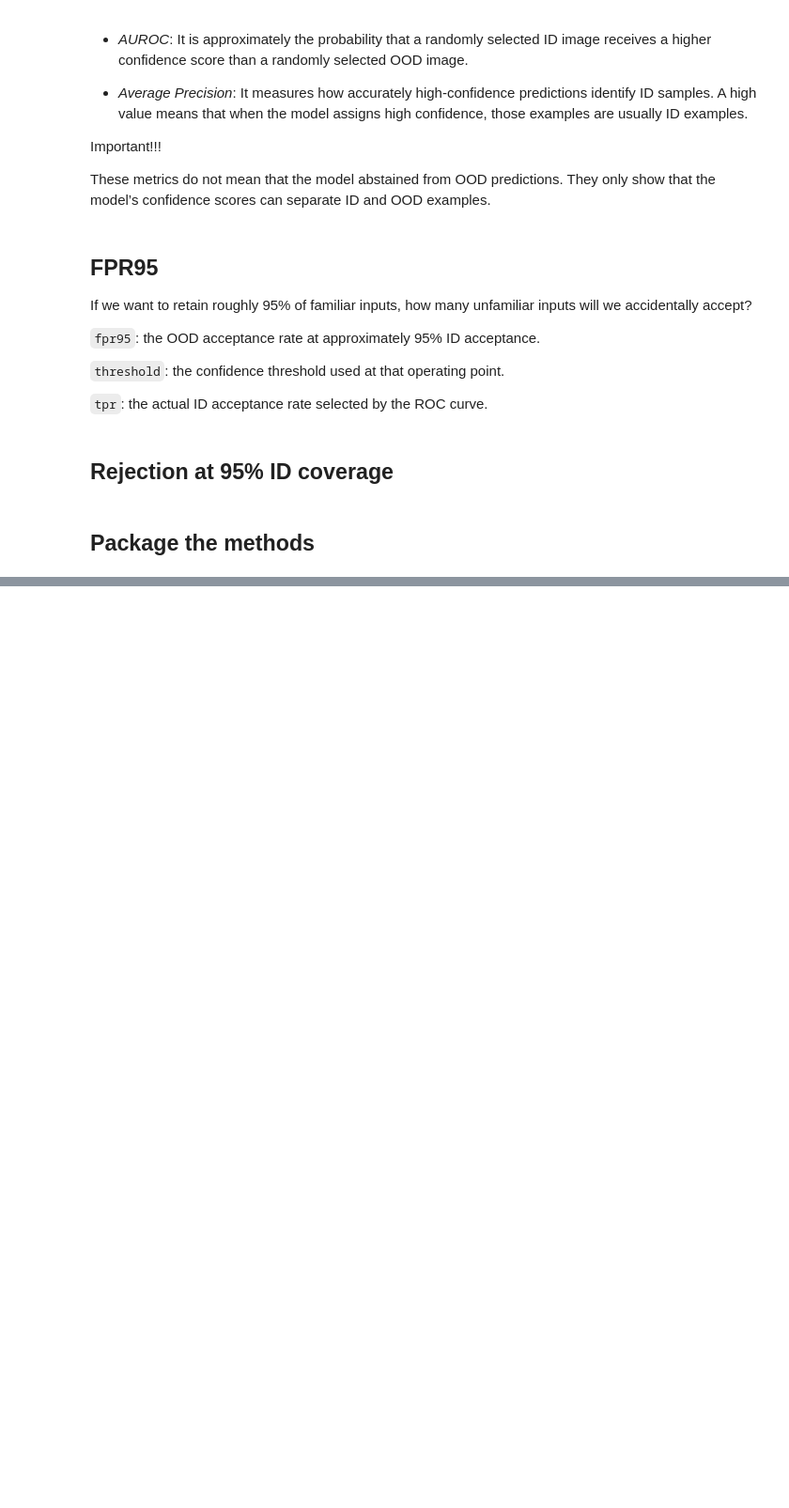
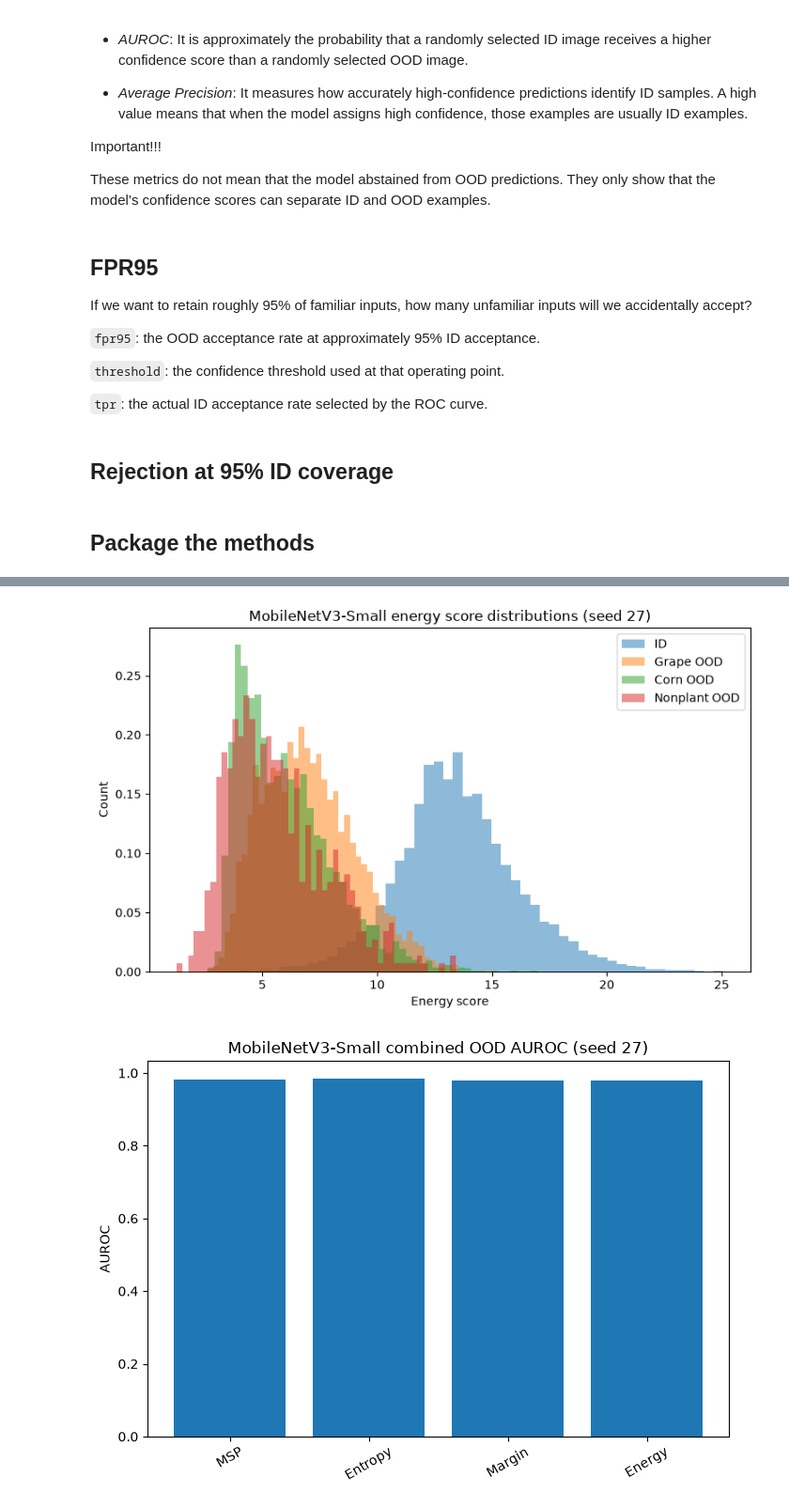
Before and after one commit to vbhaga89/COS801_Project, a Jupyter notebook: rq7.3-ood-abstention/04_posthoc_methods.ipynb, the cells around one changed output, grey strips where cells are left out. Shown at 94% size. Drawn from its saved outputs; the diff is of its cells as text; code cells hidden in the pictures; blank space fills up the shorter version.

```diff
--- a/rq7.3-ood-abstention/04_posthoc_methods.ipynb
+++ b/rq7.3-ood-abstention/04_posthoc_methods.ipynb
@@ -630,0 +321,5 @@ plt.show()
+# %%
+generate_posthoc_figures(27)
+# %% [output]
+[figure, added]
+[figure, added]
```
Also changed, not shown: parts of 23 cells of this notebook, 9 other files.
